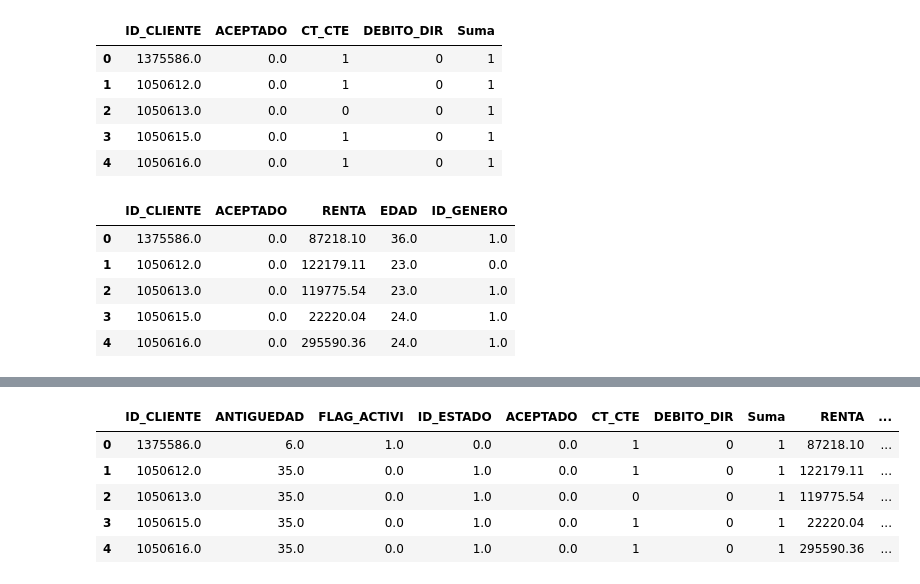
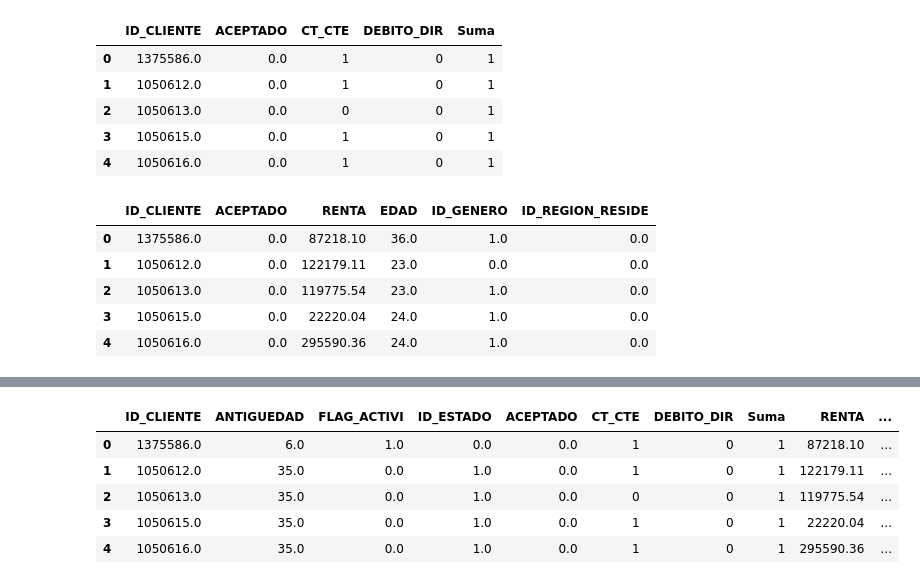
Before and after one commit to Mgagol/Casptone, a Jupyter notebook: correlaciones/juntar_tablas.ipynb, the cells around one changed output, grey strips where cells are left out. Drawn from its saved outputs; the diff is of its cells as text; code cells hidden in the pictures.

```diff
--- a/correlaciones/juntar_tablas.ipynb
+++ b/correlaciones/juntar_tablas.ipynb
@@ -27,15 +27,15 @@ tenencias.head()
 | 4 | 1050616.0 | 0.0 | 1 | 0 | 1 |
 # %%
 personas = pd.read_csv('info_personas.csv', sep = ",")
-personas = personas[["ID_CLIENTE", "ACEPTADO", "RENTA", "EDAD", "ID_GENERO"]]
+personas = personas[["ID_CLIENTE", "ACEPTADO", "RENTA", "EDAD", "ID_GENERO", "ID_REGION_RESIDE"]]
 personas.head()
 # %% [output]
-|  | ID_CLIENTE | ACEPTADO | RENTA | EDAD | ID_GENERO |
-| 0 | 1375586.0 | 0.0 | 87218.10 | 36.0 | 1.0 |
-| 1 | 1050612.0 | 0.0 | 122179.11 | 23.0 | 0.0 |
-| 2 | 1050613.0 | 0.0 | 119775.54 | 23.0 | 1.0 |
-| 3 | 1050615.0 | 0.0 | 22220.04 | 24.0 | 1.0 |
-| 4 | 1050616.0 | 0.0 | 295590.36 | 24.0 | 1.0 |
+|  | ID_CLIENTE | ACEPTADO | RENTA | EDAD | ID_GENERO | ID_REGION_RESIDE |
+| 0 | 1375586.0 | 0.0 | 87218.10 | 36.0 | 1.0 | 0.0 |
+| 1 | 1050612.0 | 0.0 | 122179.11 | 23.0 | 0.0 | 0.0 |
+| 2 | 1050613.0 | 0.0 | 119775.54 | 23.0 | 1.0 | 0.0 |
+| 3 | 1050615.0 | 0.0 | 22220.04 | 24.0 | 1.0 | 0.0 |
+| 4 | 1050616.0 | 0.0 | 295590.36 | 24.0 | 1.0 | 0.0 |
 # %%
 personas_clientes = pd.merge(personas, clientes, on = ['ID_CLIENTE'], how='left')
 personas_clientes.head()
```
Also changed, not shown: parts of 2 cells of this notebook, 3 other files.
